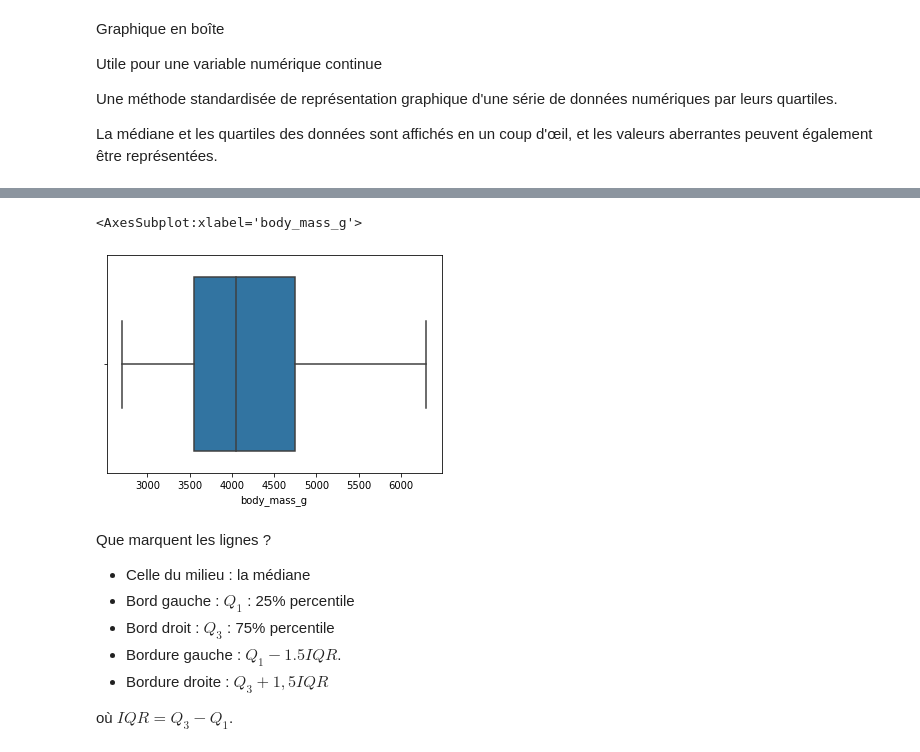
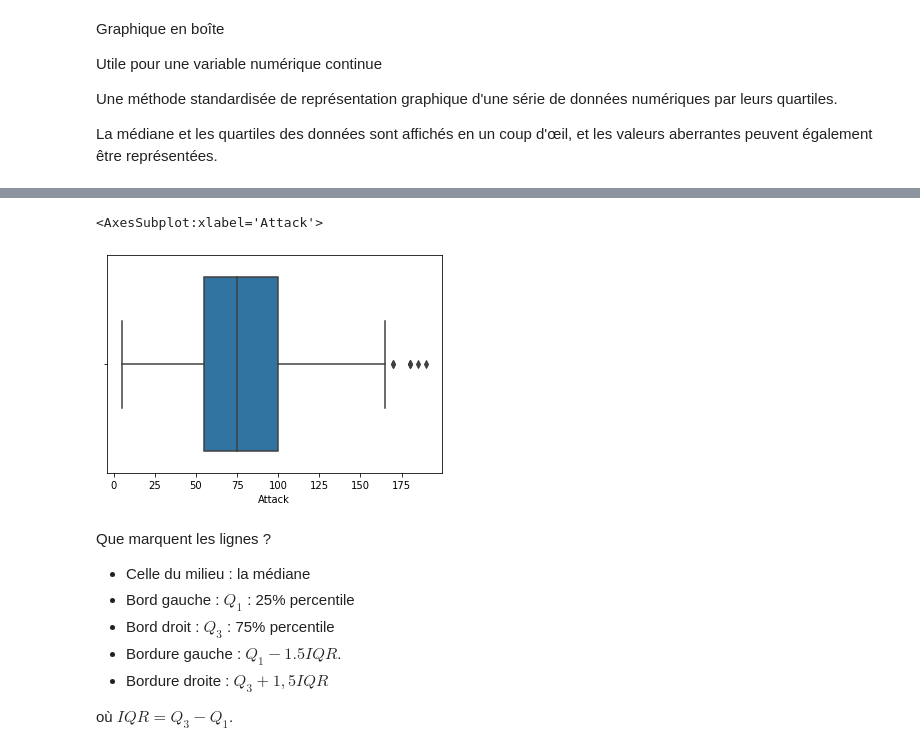
Before and after one commit to sheriffff/teaching_ibm_skillup_data_analytics2022, a Jupyter notebook: fra/02.stats.ipynb, the cells around one changed output, grey strips where cells are left out. Cells and saved outputs as stored; diff of their text form; code cells hidden in the pictures.

Commit message:
boxplot

```diff
--- a/fra/02.stats.ipynb
+++ b/fra/02.stats.ipynb
@@ -451,0 +452,2 @@ df = sns.load_dataset("penguins")
+# %%
+pokemon = pd.read_csv("../datasets/pokemon.csv")
@@ -452,8 +459,8 @@ df = sns.load_dataset("penguins")
 # %%
-sns.boxplot(x=df.body_mass_g)
+sns.boxplot(x=pokemon.Attack)
 # %% [output]
-<AxesSubplot:xlabel='body_mass_g'>
+<AxesSubplot:xlabel='Attack'>
-[figure, old version]
+[figure, new version]
 # %% [markdown]
 Que marquent les lignes ?
  - Celle du milieu : la médiane
```
Also changed, not shown: parts of 7 cells of this notebook.
